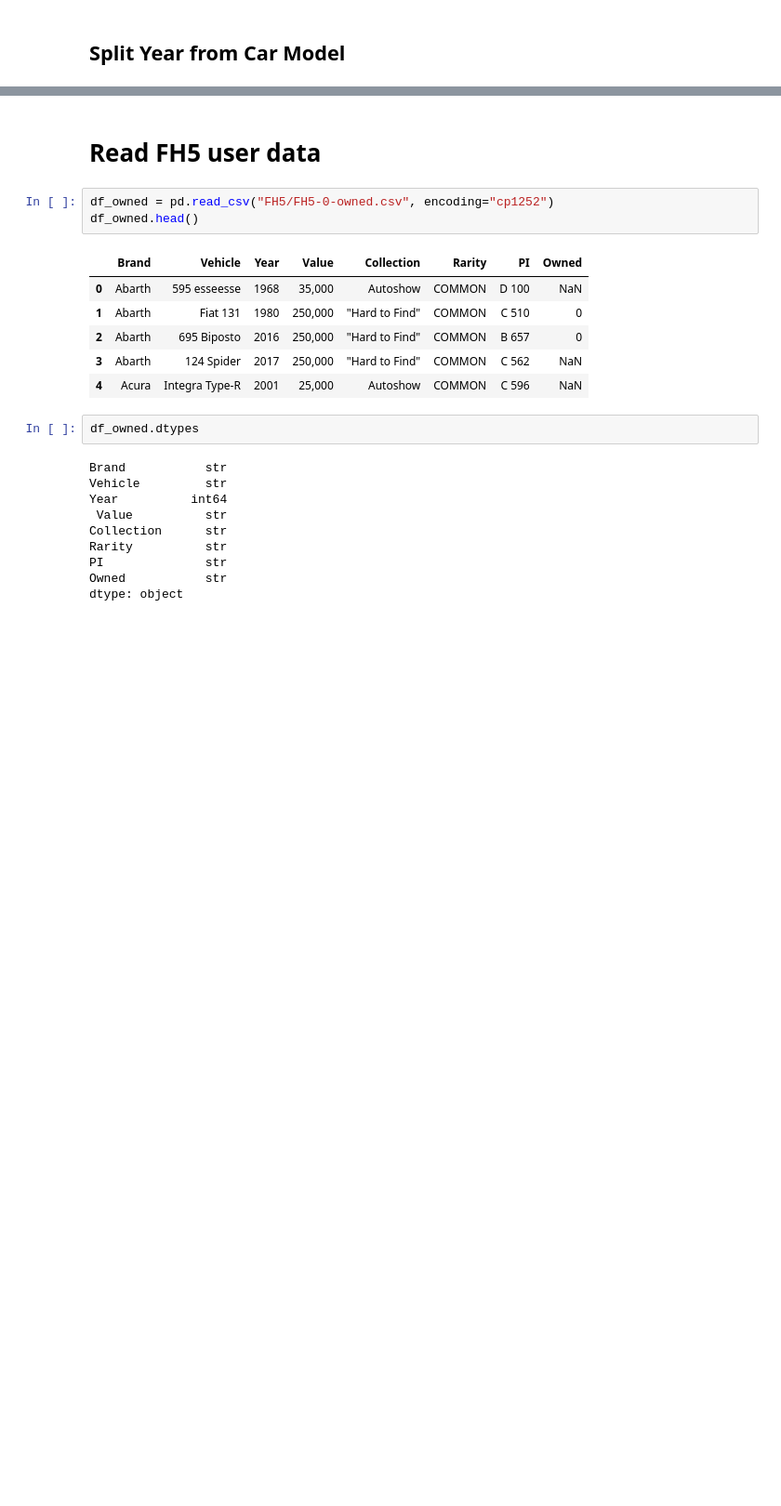
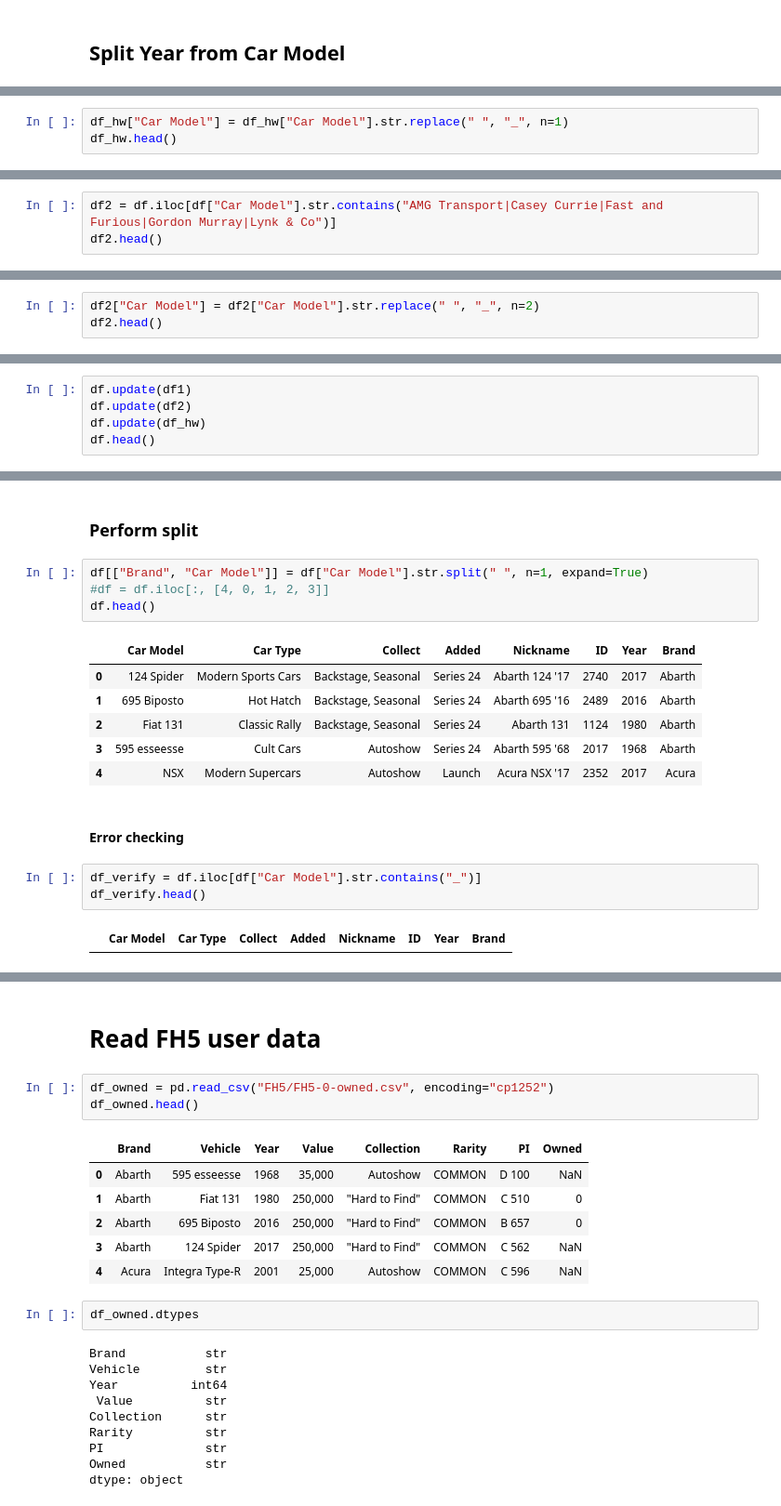
Before and after one commit to iaspidem/fh-cars-list, a Jupyter notebook: fh5-process-ext.ipynb, the cells around one changed output, grey strips where cells are left out. Shown at 93% size. Saved outputs shown, nothing was run; the diff lists cells and outputs as text; blank space fills up the shorter version.

Commit message:
split brand name from car model

```diff
--- a/fh5-process-ext.ipynb
+++ b/fh5-process-ext.ipynb
@@ -102,0 +154,3 @@ df.head()
+# %%
+df_hw["Car Model"] = df_hw["Car Model"].str.replace(" ", "_", n=1)
+df_hw.head()
@@ -102,0 +166,3 @@ df.head()
+# %%
+df2 = df.iloc[df["Car Model"].str.contains("AMG Transport|Casey Currie|Fast and Furious|Gordon Murray|Lynk & Co")]
+df2.head()
@@ -102,0 +178,3 @@ df.head()
+# %%
+df2["Car Model"] = df2["Car Model"].str.replace(" ", "_", n=2)
+df2.head()
@@ -102,0 +190,5 @@ df.head()
+# %%
+df.update(df1)
+df.update(df2)
+df.update(df_hw)
+df.head()
@@ -102,0 +202,20 @@ df.head()
+# %% [markdown]
+### Perform split
+# %%
+df[["Brand", "Car Model"]] = df["Car Model"].str.split(" ", n=1, expand=True)
+#df = df.iloc[:, [4, 0, 1, 2, 3]]
+df.head()
+# %% [output]
+|  | Car Model | Car Type | Collect | Added | Nickname | ID | Year | Brand |
+| 0 | 124 Spider | Modern Sports Cars | Backstage, Seasonal | Series 24 | Abarth 124 '17 | 2740 | 2017 | Abarth |
+| 1 | 695 Biposto | Hot Hatch | Backstage, Seasonal | Series 24 | Abarth 695 '16 | 2489 | 2016 | Abarth |
+| 2 | Fiat 131 | Classic Rally | Backstage, Seasonal | Series 24 | Abarth 131 | 1124 | 1980 | Abarth |
+| 3 | 595 esseesse | Cult Cars | Autoshow | Series 24 | Abarth 595 '68 | 2017 | 1968 | Abarth |
+| 4 | NSX | Modern Supercars | Autoshow | Launch | Acura NSX '17 | 2352 | 2017 | Acura |
+# %% [markdown]
+#### Error checking
+# %%
+df_verify = df.iloc[df["Car Model"].str.contains("_")]
+df_verify.head()
+# %% [output]
+|  | Car Model | Car Type | Collect | Added | Nickname | ID | Year | Brand |
```
Also changed, not shown: parts of 19 cells of this notebook.
